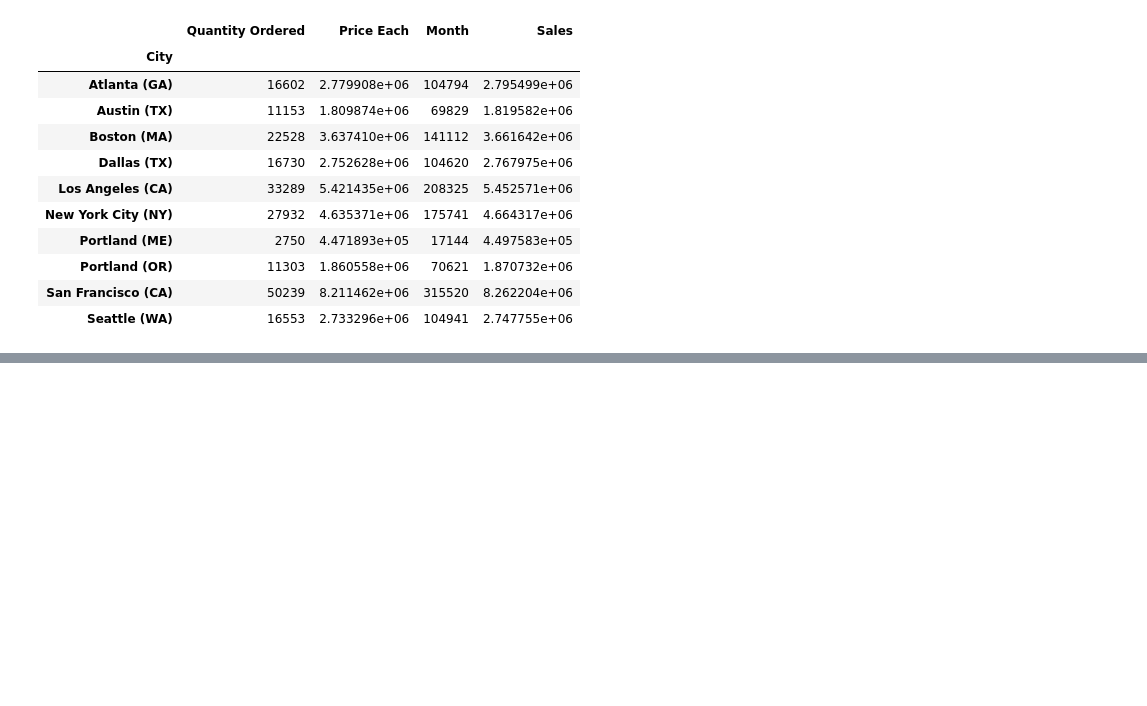
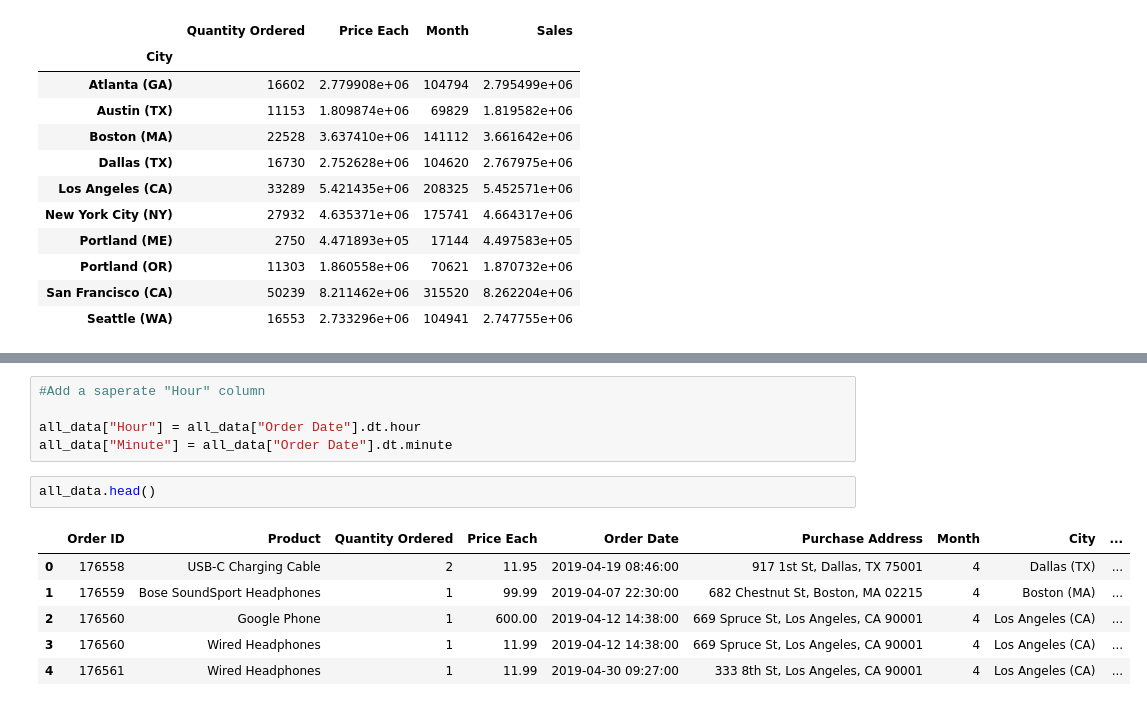
Before and after one commit to SandeepTukkunor/Machine_Lerarning_projects, a Jupyter notebook: Sales Analysis with pandas/Sales_analysis.ipynb, the cells around one changed output, grey strips where cells are left out. Cells and saved outputs as stored; diff of their text form; blank space fills up the shorter version.

```diff
--- a/Sales Analysis with pandas/Sales_analysis.ipynb
+++ b/Sales Analysis with pandas/Sales_analysis.ipynb
@@ -179,0 +215,14 @@ plt.show()
+# %%
+#Add a saperate "Hour" column
+
+all_data["Hour"] = all_data["Order Date"].dt.hour
+all_data["Minute"] = all_data["Order Date"].dt.minute
+# %%
+all_data.head()
+# %% [output]
+|  | Order ID | Product | Quantity Ordered | Price Each | Order Date | Purchase Address | Month | City | ... |
+| 0 | 176558 | USB-C Charging Cable | 2 | 11.95 | 2019-04-19 08:46:00 | 917 1st St, Dallas, TX 75001 | 4 | Dallas (TX) | ... |
+| 1 | 176559 | Bose SoundSport Headphones | 1 | 99.99 | 2019-04-07 22:30:00 | 682 Chestnut St, Boston, MA 02215 | 4 | Boston (MA) | ... |
+| 2 | 176560 | Google Phone | 1 | 600.00 | 2019-04-12 14:38:00 | 669 Spruce St, Los Angeles, CA 90001 | 4 | Los Angeles (CA) | ... |
+| 3 | 176560 | Wired Headphones | 1 | 11.99 | 2019-04-12 14:38:00 | 669 Spruce St, Los Angeles, CA 90001 | 4 | Los Angeles (CA) | ... |
+| 4 | 176561 | Wired Headphones | 1 | 11.99 | 2019-04-30 09:27:00 | 333 8th St, Los Angeles, CA 90001 | 4 | Los Angeles (CA) | ... |
```
Also changed, not shown: parts of 7 cells of this notebook.
